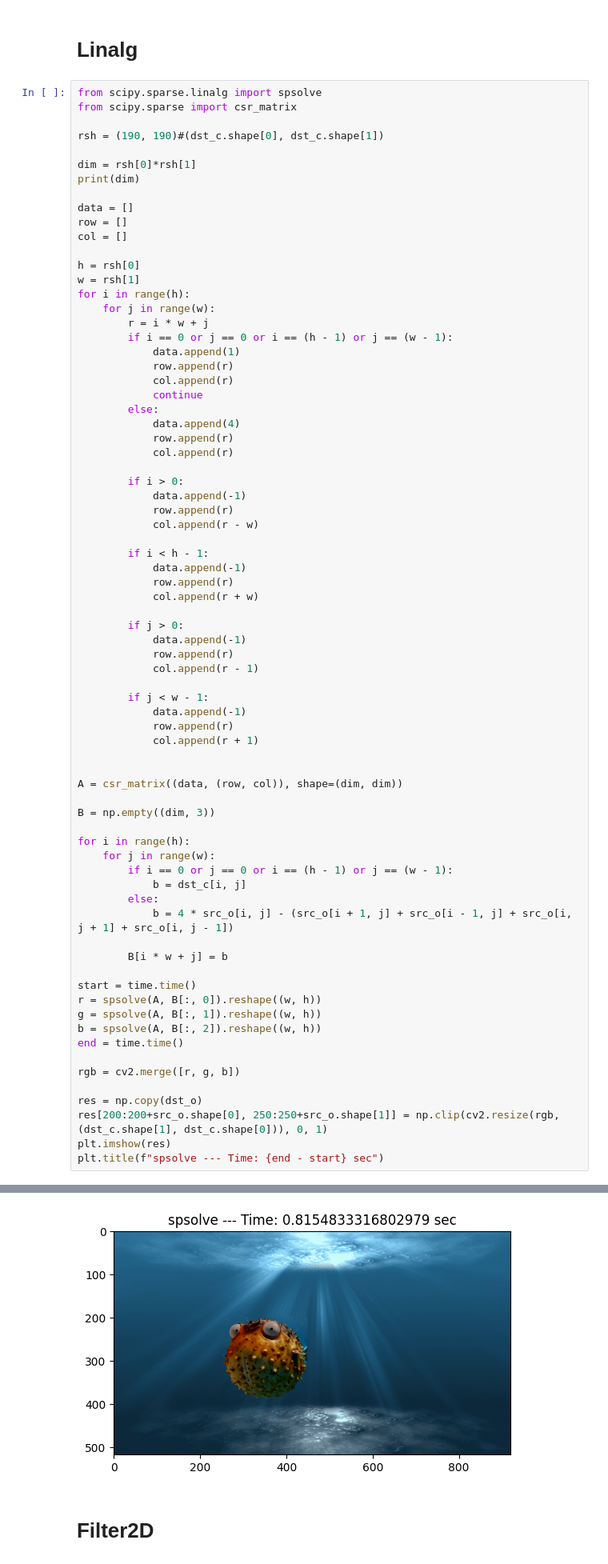
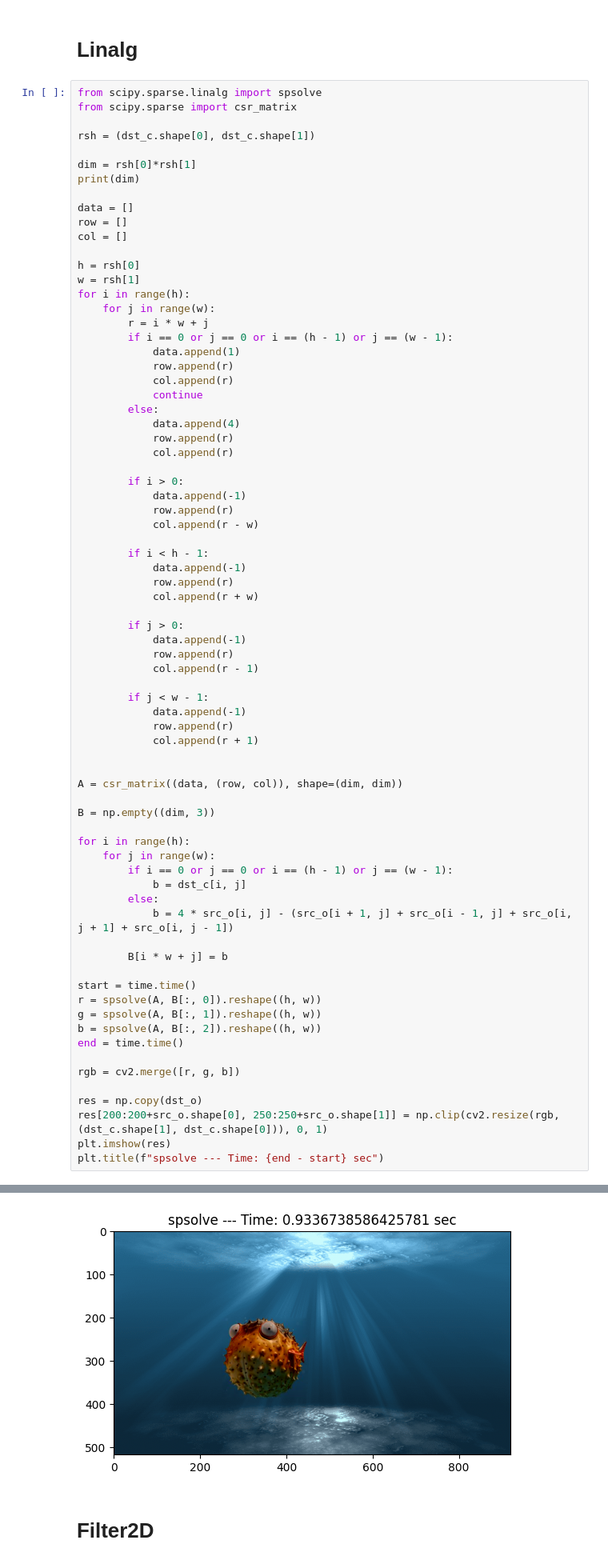
Before and after one commit to 15Litrov/struct-recognition, a Jupyter notebook: lab9/lab9_cv2_mq.ipynb, the cells around one changed output, grey strips where cells are left out. Shown at 80% size. Drawn from its saved outputs; the diff is of its cells as text.

```diff
--- a/lab9/lab9_cv2_mq.ipynb
+++ b/lab9/lab9_cv2_mq.ipynb
@@ -75,7 +75,7 @@ plt.imshow(res)
 from scipy.sparse.linalg import spsolve
 from scipy.sparse import csr_matrix
 
-rsh = (190, 190)#(dst_c.shape[0], dst_c.shape[1])
+rsh = (dst_c.shape[0], dst_c.shape[1])
 
 dim = rsh[0]*rsh[1]
 print(dim)
@@ -134,9 +134,9 @@ for i in range(h):
         B[i * w + j] = b
 
 start = time.time()
-r = spsolve(A, B[:, 0]).reshape((w, h))
-g = spsolve(A, B[:, 1]).reshape((w, h))
-b = spsolve(A, B[:, 2]).reshape((w, h))
+r = spsolve(A, B[:, 0]).reshape((h, w))
+g = spsolve(A, B[:, 1]).reshape((h, w))
+b = spsolve(A, B[:, 2]).reshape((h, w))
 end = time.time()
 
 rgb = cv2.merge([r, g, b])
@@ -151,4 +151,4 @@ Text(0.5, 1.0, 'spsolve --- Time: 0.8154833316802979 sec')
-[figure, old version]
+[figure, new version]
 # %% [markdown]
 # Filter2D
 # %%
```
Also changed, not shown: parts of 1 cell of this notebook.
